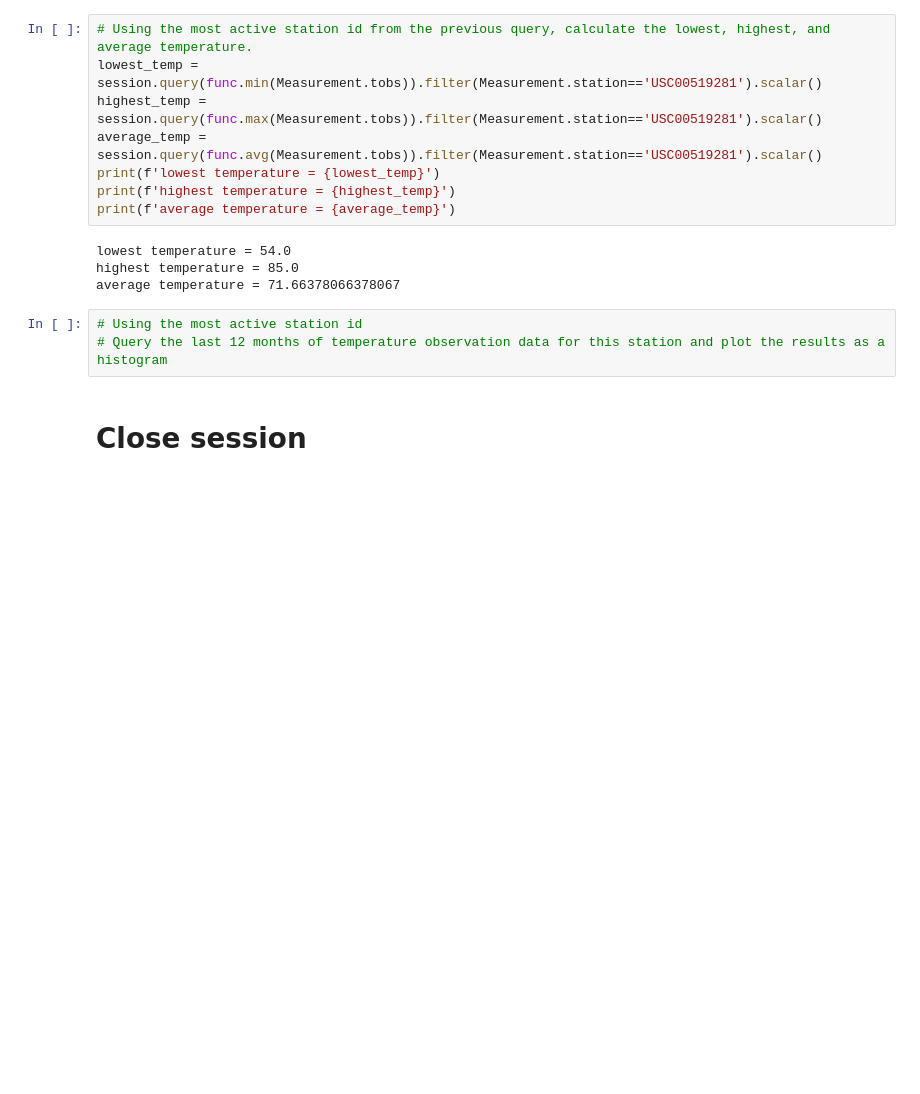
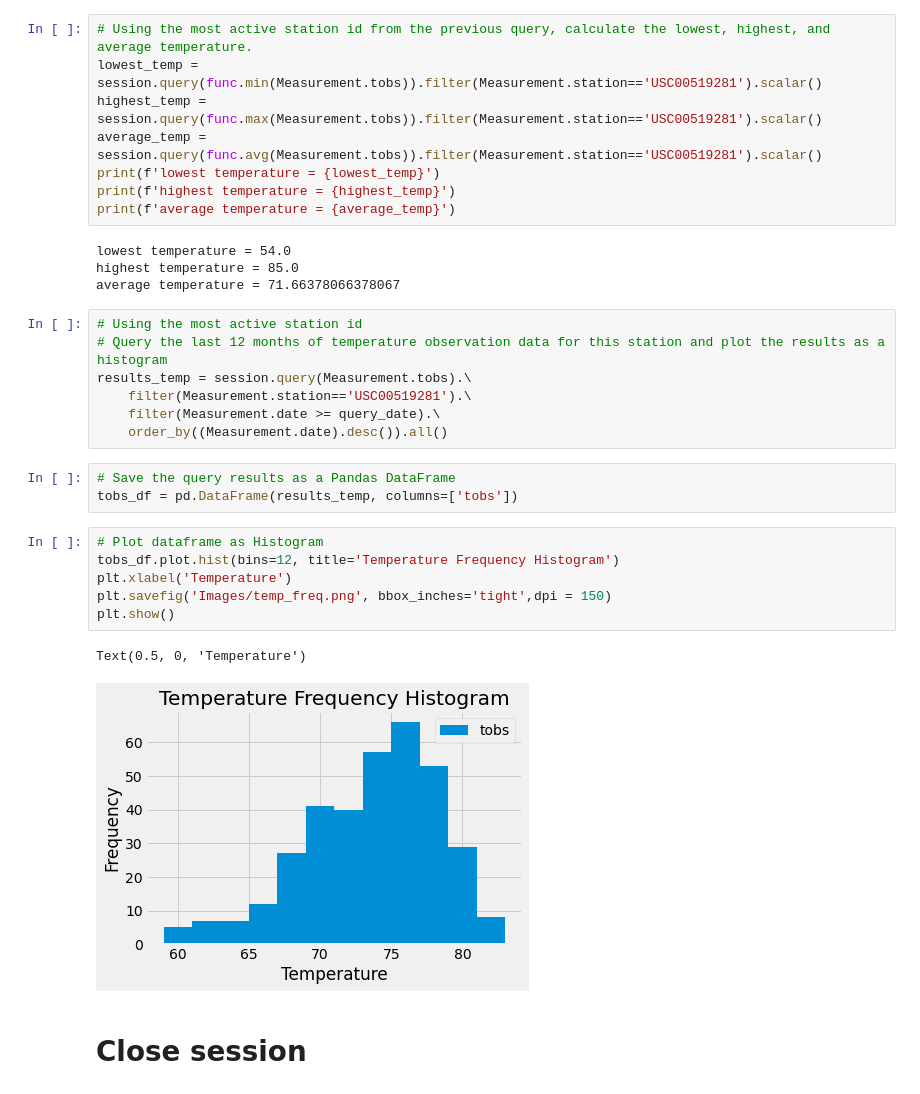
Before and after one commit to Kpearson72/sqlalchemy-challenge, a Jupyter notebook: climate_starter.ipynb, the cells around one changed output. Saved outputs shown, nothing was run; the diff lists cells and outputs as text; blank space fills up the shorter version.

Commit message:
add query for last 12 months of tobs by active station, create dataframe of results, and plot histogram

```diff
--- a/climate_starter.ipynb
+++ b/climate_starter.ipynb
@@ -227,6 +227,22 @@ average temperature = 71.66378066378067
 # %%
 # Using the most active station id
 # Query the last 12 months of temperature observation data for this station and plot the results as a histogram
+results_temp = session.query(Measurement.tobs).\
+    filter(Measurement.station=='USC00519281').\
+    filter(Measurement.date >= query_date).\
+    order_by((Measurement.date).desc()).all()
+# %%
+# Save the query results as a Pandas DataFrame
+tobs_df = pd.DataFrame(results_temp, columns=['tobs'])
+# %%
+# Plot dataframe as Histogram
+tobs_df.plot.hist(bins=12, title='Temperature Frequency Histogram')
+plt.xlabel('Temperature')
+plt.savefig('Images/temp_freq.png', bbox_inches='tight',dpi = 150)
+plt.show()
+# %% [output]
+Text(0.5, 0, 'Temperature')
+[figure, added]
 # %% [markdown]
 # Close session
 # %%
```
Also changed, not shown: parts of 1 cell of this notebook, 1 other file.
